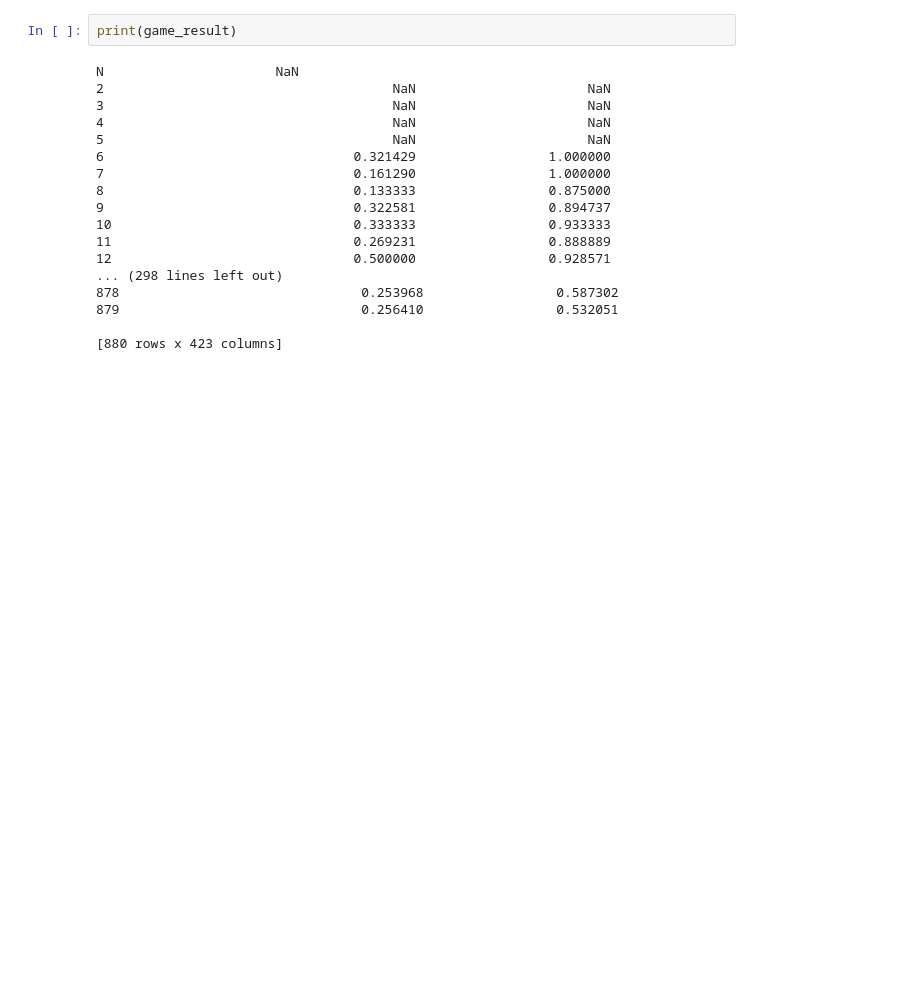
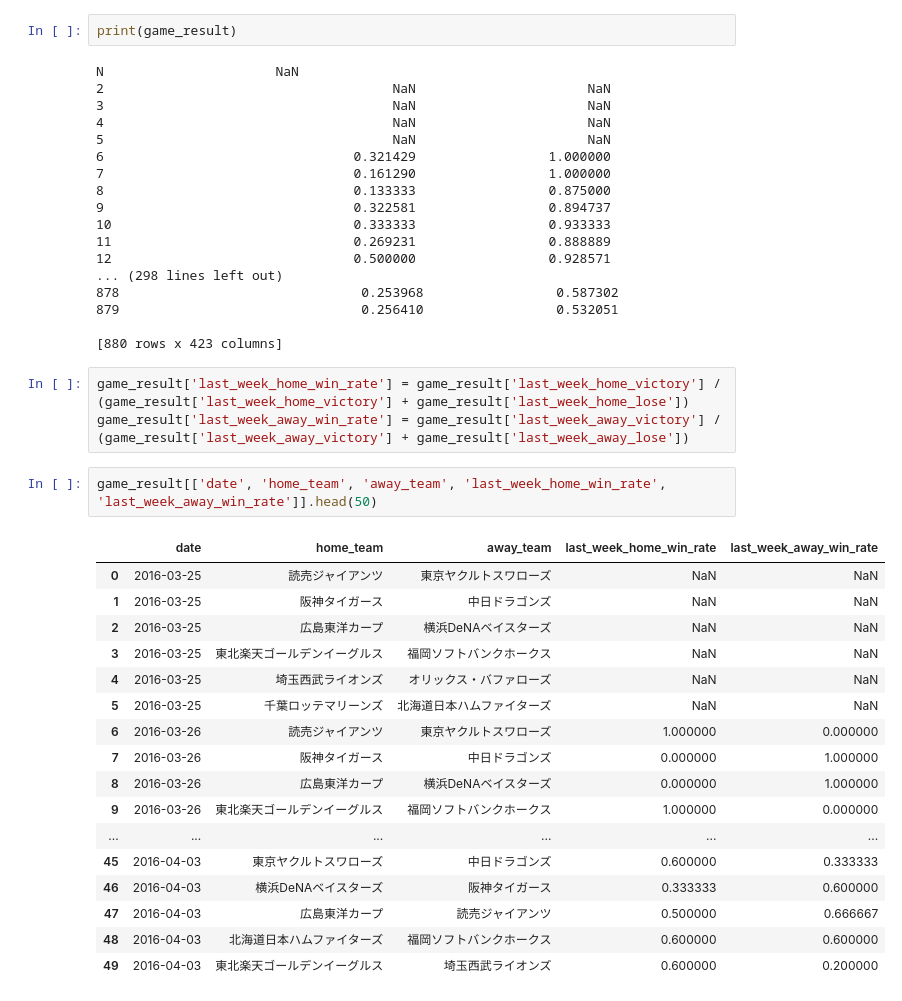
Before and after one commit to tubotu/baseball_predict, a Jupyter notebook: Untitled.ipynb, the cells around one changed output. Cells and saved outputs as stored; diff of their text form; blank space fills up the shorter version.

```diff
--- a/Untitled.ipynb
+++ b/Untitled.ipynb
@@ -413,3 +413,26 @@ N                      NaN
 879                               0.256410                 0.532051
 
 [880 rows x 423 columns]
+# %%
+game_result['last_week_home_win_rate'] = game_result['last_week_home_victory'] / (game_result['last_week_home_victory'] + game_result['last_week_home_lose'])
+game_result['last_week_away_win_rate'] = game_result['last_week_away_victory'] / (game_result['last_week_away_victory'] + game_result['last_week_away_lose'])
+# %%
+game_result[['date', 'home_team', 'away_team', 'last_week_home_win_rate', 'last_week_away_win_rate']].head(50)
+# %% [output]
+|  | date | home_team | away_team | last_week_home_win_rate | last_week_away_win_rate |
+| 0 | 2016-03-25 | 読売ジャイアンツ | 東京ヤクルトスワローズ | NaN | NaN |
+| 1 | 2016-03-25 | 阪神タイガース | 中日ドラゴンズ | NaN | NaN |
+| 2 | 2016-03-25 | 広島東洋カープ | 横浜DeNAベイスターズ | NaN | NaN |
+| 3 | 2016-03-25 | 東北楽天ゴールデンイーグルス | 福岡ソフトバンクホークス | NaN | NaN |
+| 4 | 2016-03-25 | 埼玉西武ライオンズ | オリックス・バファローズ | NaN | NaN |
+| 5 | 2016-03-25 | 千葉ロッテマリーンズ | 北海道日本ハムファイターズ | NaN | NaN |
+| 6 | 2016-03-26 | 読売ジャイアンツ | 東京ヤクルトスワローズ | 1.000000 | 0.000000 |
+| 7 | 2016-03-26 | 阪神タイガース | 中日ドラゴンズ | 0.000000 | 1.000000 |
+| 8 | 2016-03-26 | 広島東洋カープ | 横浜DeNAベイスターズ | 0.000000 | 1.000000 |
+| 9 | 2016-03-26 | 東北楽天ゴールデンイーグルス | 福岡ソフトバンクホークス | 1.000000 | 0.000000 |
+| ... | ... | ... | ... | ... | ... |
+| 45 | 2016-04-03 | 東京ヤクルトスワローズ | 中日ドラゴンズ | 0.600000 | 0.333333 |
+| 46 | 2016-04-03 | 横浜DeNAベイスターズ | 阪神タイガース | 0.333333 | 0.600000 |
+| 47 | 2016-04-03 | 広島東洋カープ | 読売ジャイアンツ | 0.500000 | 0.666667 |
+| 48 | 2016-04-03 | 北海道日本ハムファイターズ | 福岡ソフトバンクホークス | 0.600000 | 0.600000 |
+| 49 | 2016-04-03 | 東北楽天ゴールデンイーグルス | 埼玉西武ライオンズ | 0.600000 | 0.200000 |
```
Also changed, not shown: parts of 1 cell of this notebook.
